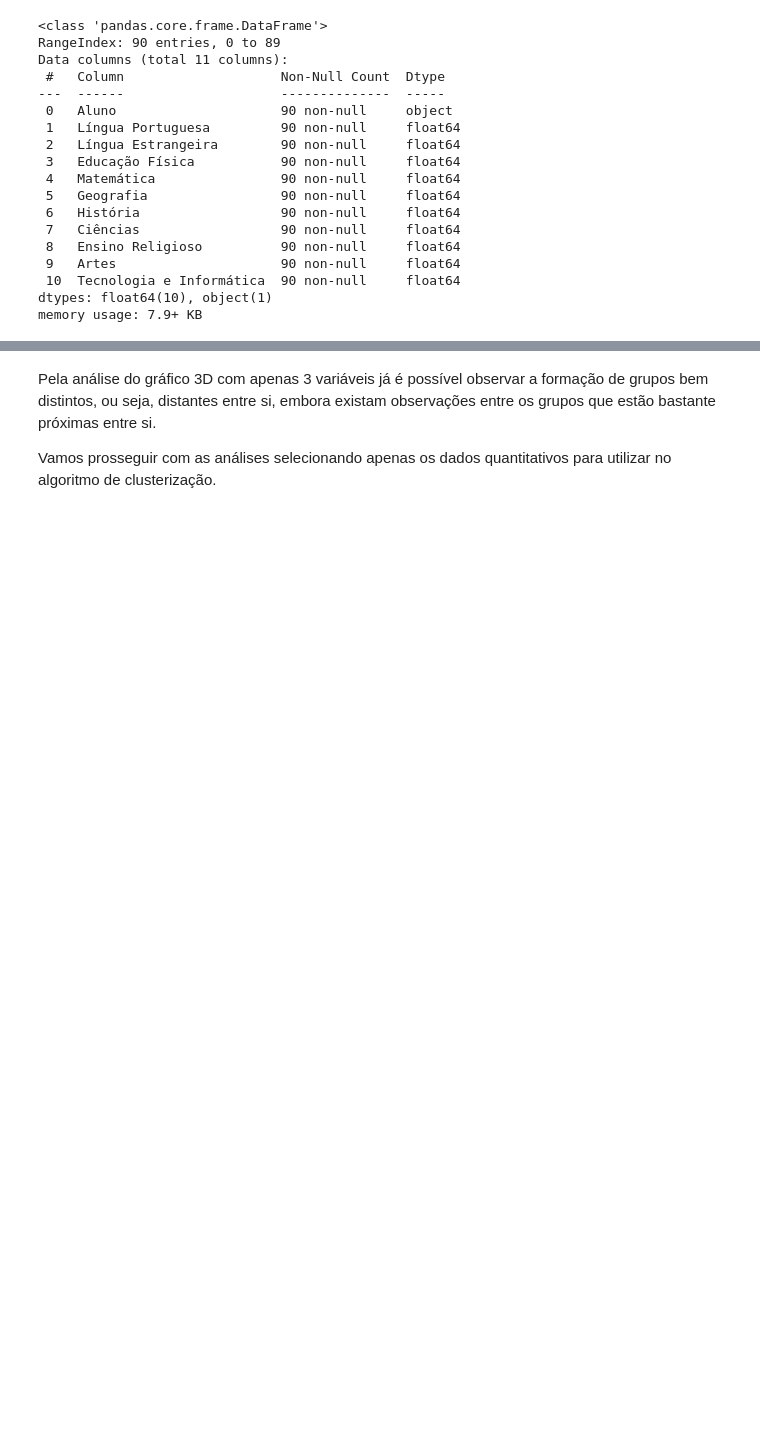
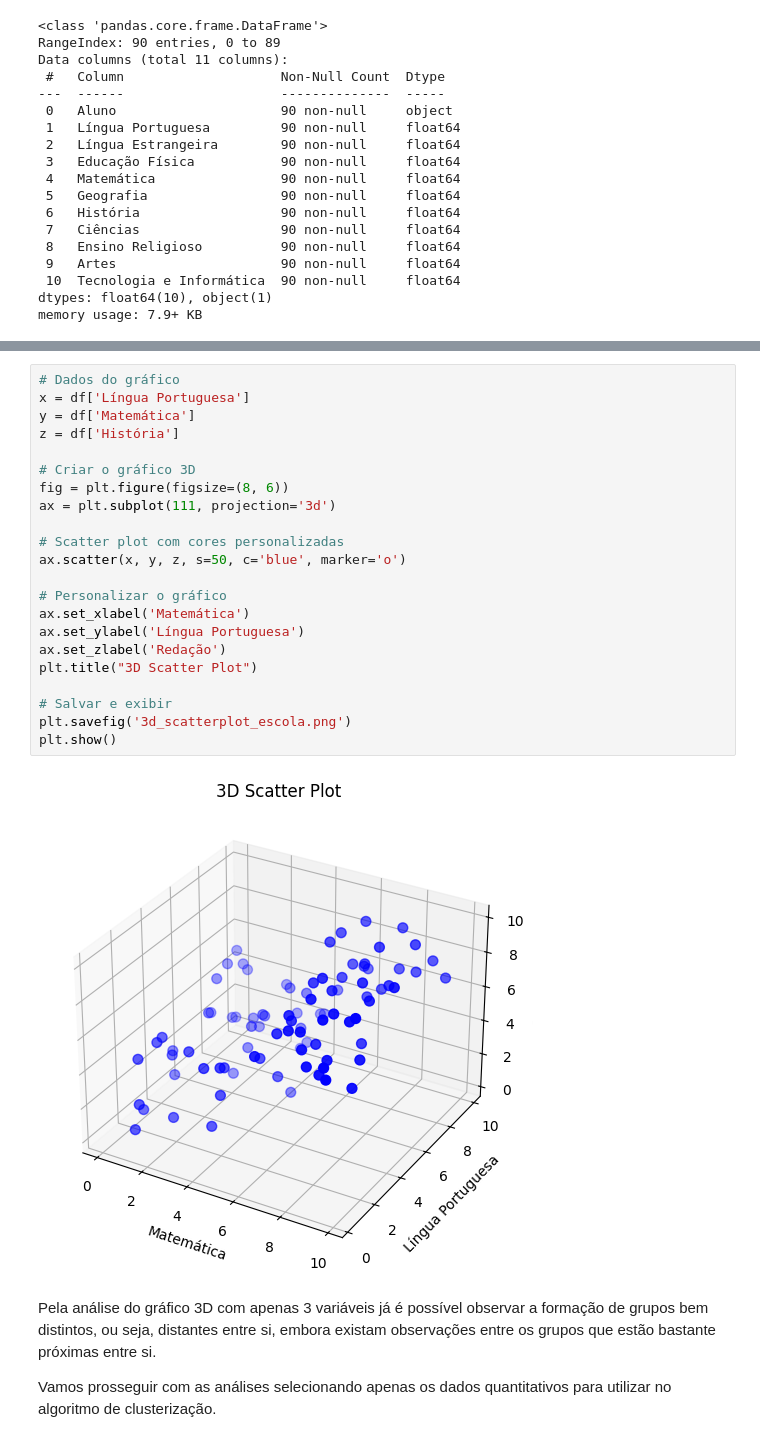
Before and after one commit to Lud-lud/clustering_analysis, a Jupyter notebook: analise_clustering_notas_escolares.ipynb, the cells around one changed output, grey strips where cells are left out. Drawn from its saved outputs; the diff is of its cells as text; blank space fills up the shorter version.

```diff
--- a/analise_clustering_notas_escolares.ipynb
+++ b/analise_clustering_notas_escolares.ipynb
@@ -149,6 +180,30 @@ fig = px.scatter_3d(df,
 fig.show()
 # %% [output]
 [interactive output not drawn]
+# %%
+# Dados do gráfico
+x = df['Língua Portuguesa']
+y = df['Matemática']
+z = df['História']
+
+# Criar o gráfico 3D
+fig = plt.figure(figsize=(8, 6))
+ax = plt.subplot(111, projection='3d')
+
+# Scatter plot com cores personalizadas
+ax.scatter(x, y, z, s=50, c='blue', marker='o')
+
+# Personalizar o gráfico
+ax.set_xlabel('Matemática')
+ax.set_ylabel('Língua Portuguesa')
+ax.set_zlabel('Redação')
+plt.title("3D Scatter Plot")
+
+# Salvar e exibir
+plt.savefig('3d_scatterplot_escola.png')
+plt.show()
+# %% [output]
+[figure, added]
 # %% [markdown]
 Pela análise do gráfico 3D com apenas 3 variáveis já é possível observar a formação de grupos bem distintos, ou seja, distantes entre si, embora existam observações entre os grupos que estão bastante próximas entre si.
 
```
Also changed, not shown: parts of 18 cells of this notebook.
